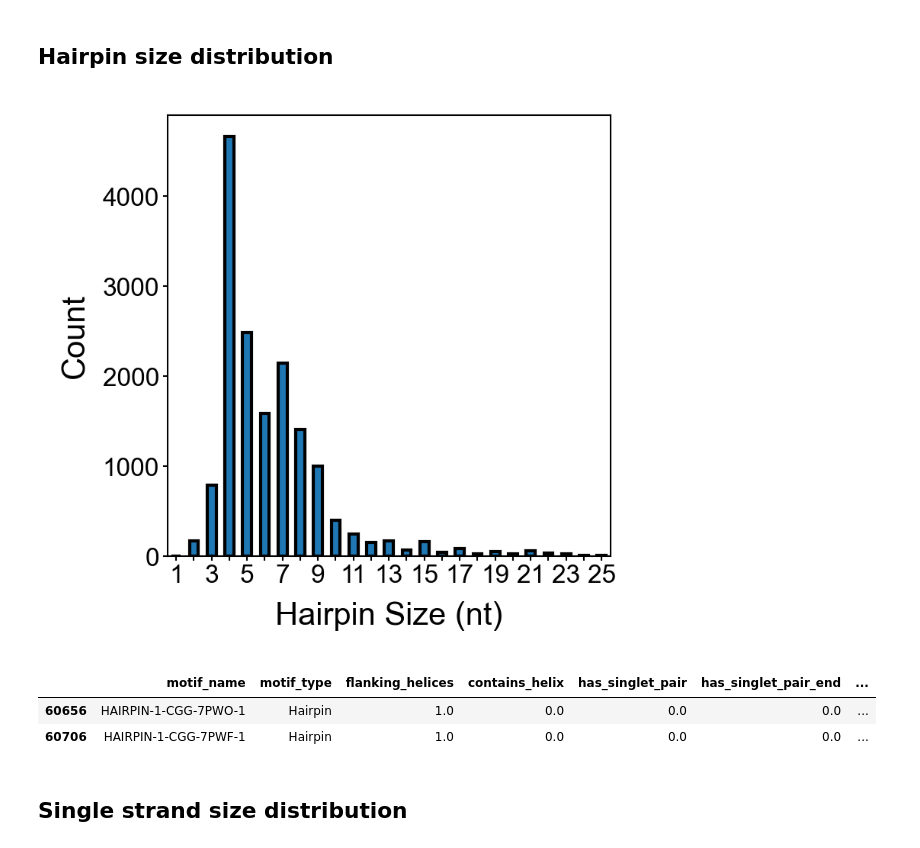
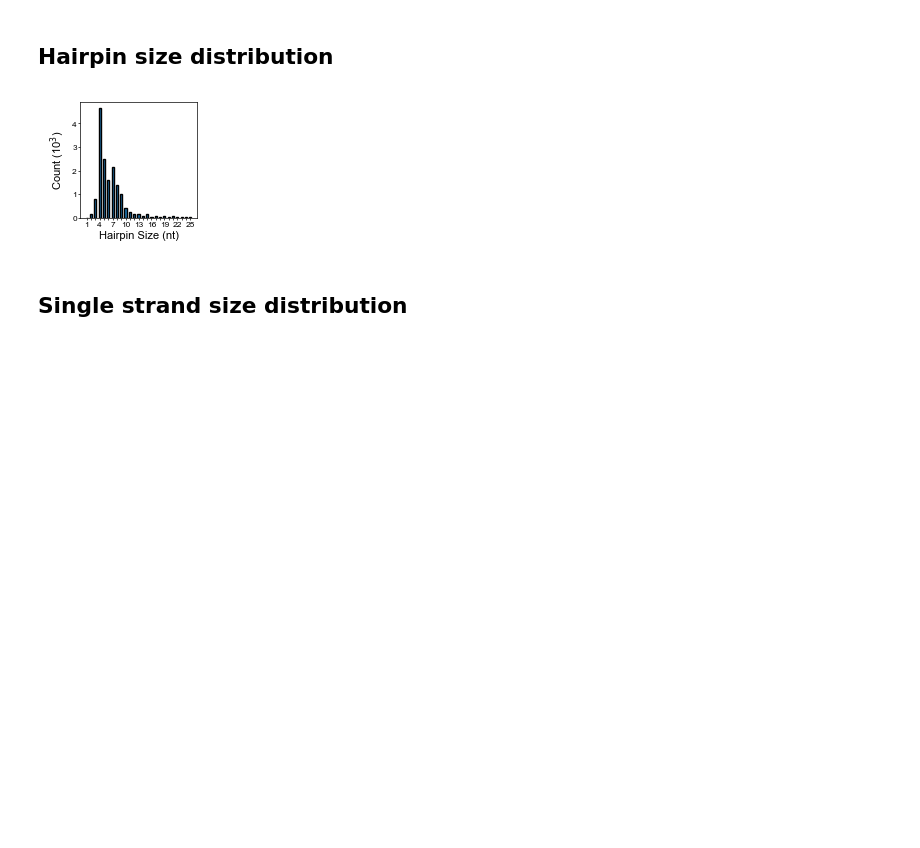
Before and after one commit to YesselmanLab/rna_motif_library, a Jupyter notebook: notebooks/figures/Figure_1.ipynb, the cells around one changed output. Saved outputs shown, nothing was run; the diff lists cells and outputs as text; code cells hidden in the pictures; blank space fills up the shorter version.

```diff
--- a/notebooks/figures/Figure_1.ipynb
+++ b/notebooks/figures/Figure_1.ipynb
@@ -130,33 +153,50 @@ Name: count, dtype: float64
 # %% [markdown]
 ## Hairpin size distribution
 # %%
-# Get hairpins and their sizes
-hairpins = df.query("motif_type == 'Hairpin'").copy()
-hairpins["msize"] = hairpins["msize"].astype(int)
-hairpins = hairpins.query("msize <= 25")
-hairpin_sizes = hairpins["msize"].value_counts().sort_index()
+def get_hairpin_data(df):
+    """Extract and process hairpin data from the main dataframe.
 
-# Create bar plot of hairpin sizes
-fig, ax = plt.subplots(figsize=(2.5, 2.5), dpi=300)
-hairpin_sizes = hairpins["msize"].value_counts().sort_index()
-hairpin_sizes.plot(kind="bar", ax=ax, edgecolor="black")
-ax.set_xlabel("Hairpin Size (nt)")
+    Args:
+        df: DataFrame containing motif data
 
-# Label every other bar
-labels = [str(x) if i % 2 == 0 else "" for i, x in enumerate(hairpin_sizes.index)]
-ax.set_xticklabels(labels, rotation=0)
+    Returns:
+        Series: Value counts of hairpin sizes up to 25 nt
+    """
+    hairpins = df.query("motif_type == 'Hairpin'").copy()
+    hairpins["msize"] = hairpins["msize"].astype(int)
+    hairpins = hairpins.query("msize <= 25")
+    hairpin_sizes = hairpins["msize"].value_counts().sort_index()
+    return hairpin_sizes
 
-ax.set_ylabel("Count")
-publication_style_ax(ax)
-fig.savefig(os.path.join(PLOT_PATH, "Figure_1c.png"), bbox_inches="tight")
+
+def figure_1c(df, ax):
+    """Plot bar chart of hairpin size distribution.
+
+    Args:
+        df: DataFrame containing motif data
+        ax: matplotlib axis to plot on
+    """
+    # Get hairpins and their sizes
+    hairpin_sizes = get_hairpin_data(df)
+
+    # Create bar plot of hairpin sizes
+    ax.bar(hairpin_sizes.index, hairpin_sizes.values, edgecolor="black", width=0.5)
+    ax.set_xticks(hairpin_sizes.index)
+    # Label every other bar
+    labels = [str(x) if i % 3 == 0 else "" for i, x in enumerate(hairpin_sizes.index)]
+    ax.set_xticklabels(labels, rotation=0)
+    ax.set_yticks([0, 1000, 2000, 3000, 4000])
+    ax.set_yticklabels(["0", "1", "2", "3", "4"])
+    ax.set_ylabel("Count (10$^3$)", labelpad=4)
+    ax.set_xlabel("Hairpin Size (nt)", labelpad=2)
+
+    publication_style_ax(ax, fsize=8, ytick_size=6, xtick_size=6)
+
+
+fig, ax = plt.subplots(figsize=(1.5, 1.5))
+figure_1c(df, ax)
 # %% [output]
-[figure, old version]
+[figure, new version]
-# %%
-hairpins.query("msize <= 1")
-# %% [output]
-|  | motif_name | motif_type | flanking_helices | contains_helix | has_singlet_pair | has_singlet_pair_end | ... |
-| 60656 | HAIRPIN-1-CGG-7PWO-1 | Hairpin | 1.0 | 0.0 | 0.0 | 0.0 | ... |
-| 60706 | HAIRPIN-1-CGG-7PWF-1 | Hairpin | 1.0 | 0.0 | 0.0 | 0.0 | ... |
 # %% [markdown]
 ## Single strand size distribution
 # %%
```
Also changed, not shown: parts of 11 cells of this notebook, 42 other files.
